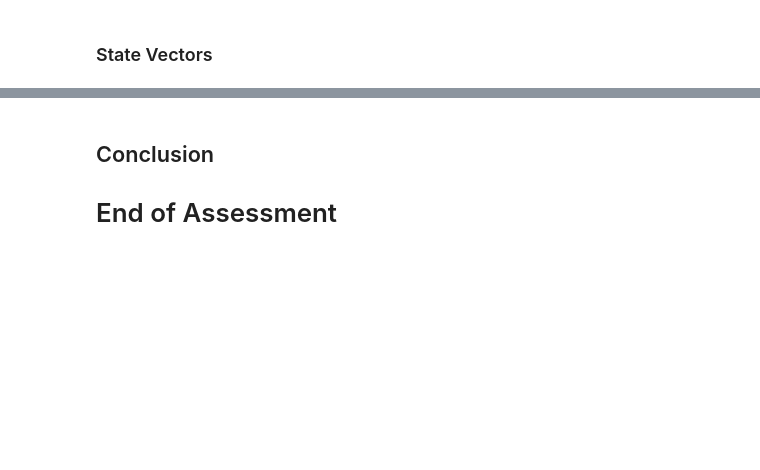
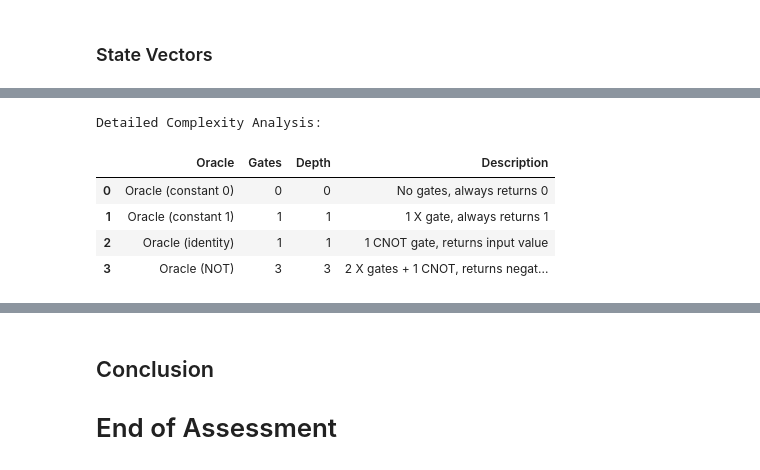
Before and after one commit to tomaspettit2506/ET-G00419414, a Jupyter notebook: problems.ipynb, the cells around one changed output, grey strips where cells are left out. Cells and saved outputs as stored; diff of their text form; code cells hidden in the pictures; blank space fills up the shorter version.

```diff
--- a/problems.ipynb
+++ b/problems.ipynb
@@ -754 +852,37 @@ Unitary Matrix:
+# %%
+# Pandas DataFrame to summarize the complexity of each oracle
+
+complexity_data = {
+				'Oracle': [],
+				'Gates': [],
+				'Depth': [],
+				'Description': []
+}
+
+for name, oracle in oracles.items():
+				gate_count = len(oracle.data)
+				depth = oracle.depth()
+				description = {
+								'Oracle (constant 0)': "No gates, always returns 0",
+								'Oracle (constant 1)': "1 X gate, always returns 1",
+								'Oracle (identity)': "1 CNOT gate, returns input value",
+								'Oracle (NOT)': "2 X gates + 1 CNOT, returns negation of input"
+				}[name]
+
+				complexity_data['Oracle'].append(name)
+				complexity_data['Gates'].append(gate_count)
+				complexity_data['Depth'].append(depth)
+				complexity_data['Description'].append(description)
+
+complexity_df = pd.DataFrame(complexity_data)
+print("\nDetailed Complexity Analysis:")
+complexity_df.to_csv('data/oracle_complexity_analysis.csv', index=False)  # Save the DataFrame as a CSV file
+complexity_df
+# %% [output]
+Detailed Complexity Analysis:
+|  | Oracle | Gates | Depth | Description |
+| 0 | Oracle (constant 0) | 0 | 0 | No gates, always returns 0 |
+| 1 | Oracle (constant 1) | 1 | 1 | 1 X gate, always returns 1 |
+| 2 | Oracle (identity) | 1 | 1 | 1 CNOT gate, returns input value |
+| 3 | Oracle (NOT) | 3 | 3 | 2 X gates + 1 CNOT, returns negat... |
 # %% [markdown]
```
Also changed, not shown: parts of 25 cells of this notebook.
